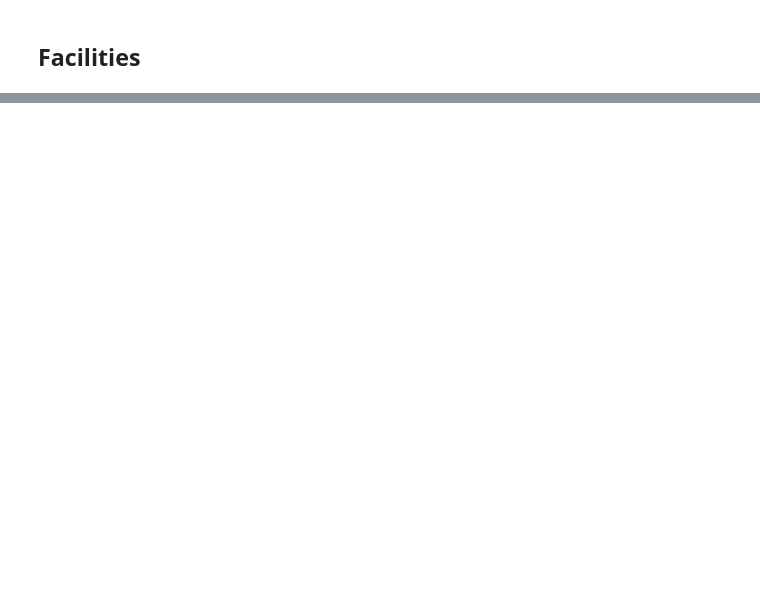
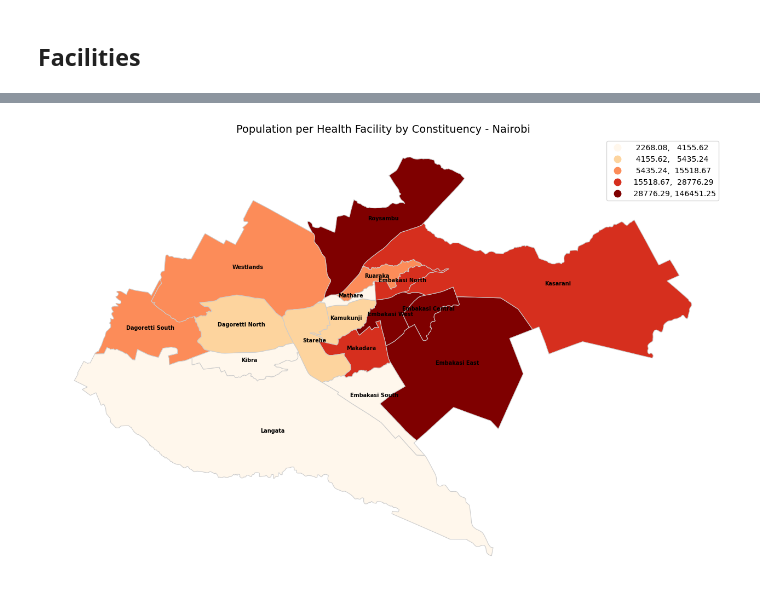
Before and after one commit to Boney-ux/healthcare-accessibility, a Jupyter notebook: notebooks/01_data_preparation.ipynb, the cells around one changed output, grey strips where cells are left out. Saved outputs shown, nothing was run; the diff lists cells and outputs as text; code cells hidden in the pictures; blank space fills up the shorter version.

```diff
--- a/notebooks/01_data_preparation.ipynb
+++ b/notebooks/01_data_preparation.ipynb
@@ -24,0 +227,4 @@ plt.savefig("../outputs/Nairobi.png", dpi=200)
+# %%
+facilities_constituency = gpd.sjoin(
+    facilities, constituency, how="left", predicate="within"
+)
@@ -24,0 +247,2 @@ plt.savefig("../outputs/Nairobi.png", dpi=200)
+# %%
+facility_count = facilities_constituency.groupby(['NAME_2']).size().reset_index(name = "facility_count")
@@ -24,0 +270,4 @@ plt.savefig("../outputs/Nairobi.png", dpi=200)
+# %%
+constituency = constituency.merge(facility_count, on="NAME_2", how="left")
+# %%
+constituency["pop_per_facility"] = constituency["population"] / constituency["facility_count"].replace(0, None)
@@ -24,0 +295,26 @@ plt.savefig("../outputs/Nairobi.png", dpi=200)
+# %%
+fig, ax = plt.subplots(figsize=(16, 16))
+constituency.plot(
+    column="pop_per_facility",
+    cmap="OrRd",
+    linewidth=0.8,
+    edgecolor="0.8",
+    legend=True,
+    scheme="quantiles",
+    k=5,
+    ax=ax
+)
+for idx, row in constituency.iterrows():
+    centroid = row.geometry.centroid
+    ax.annotate(
+        text=row["NAME_2"],
+        xy=(centroid.x, centroid.y),
+        ha="center", fontsize=7, color="black", weight="bold"
+    )
+ax.set_title("Population per Health Facility by Constituency - Nairobi", fontsize=14)
+ax.set_axis_off()
+cax = fig.get_axes()[-1]
+cax.set_ylabel("People per Facility", fontsize=12)
+plt.savefig("../outputs/nairobi_facility_heatmap.png", dpi=300, bbox_inches="tight")
+# %% [output]
+[figure, added]
```
Also changed, not shown: parts of 35 cells of this notebook, 5 other files.
